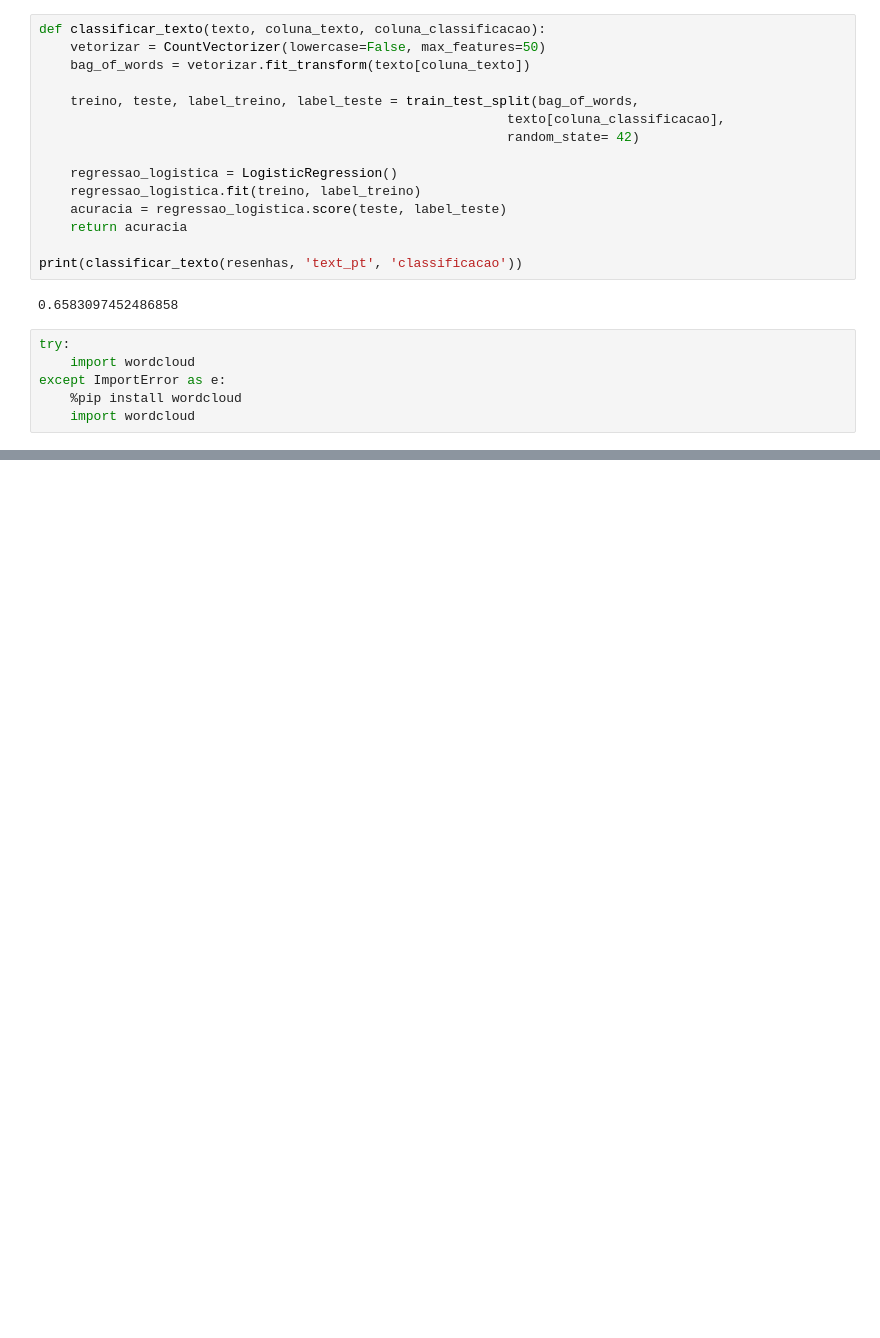
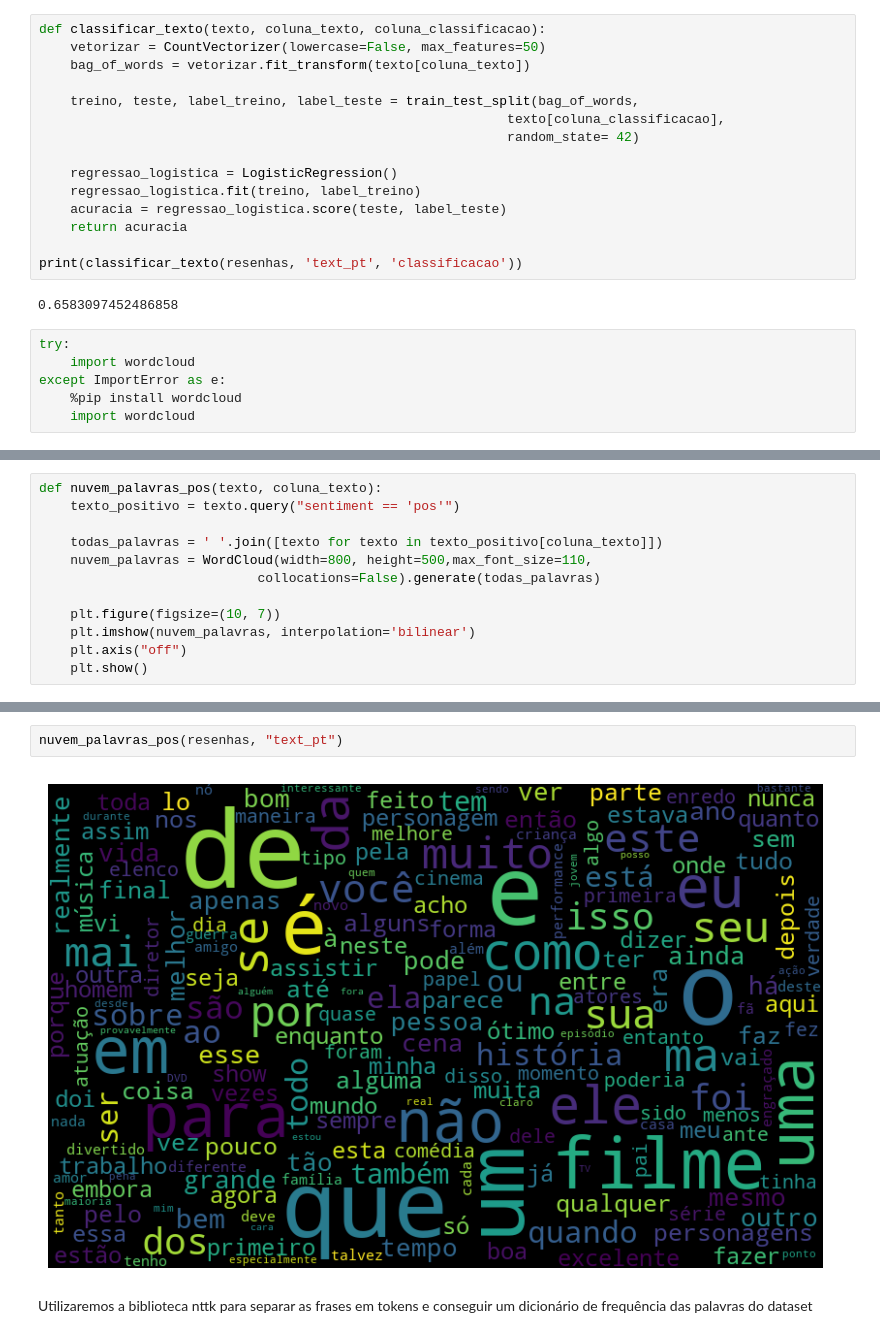
Before and after one commit to manuelamfo/coding-exercises, a Jupyter notebook: treinamento-ml/sentiment_analysis.ipynb, the cells around one changed output, grey strips where cells are left out. Cells and saved outputs as stored; diff of their text form; blank space fills up the shorter version.

```diff
--- a/treinamento-ml/sentiment_analysis.ipynb
+++ b/treinamento-ml/sentiment_analysis.ipynb
@@ -223,0 +247,12 @@ todas_palavras[:3]
+# %%
+def nuvem_palavras_pos(texto, coluna_texto):
+    texto_positivo = texto.query("sentiment == 'pos'")
+
+    todas_palavras = ' '.join([texto for texto in texto_positivo[coluna_texto]])
+    nuvem_palavras = WordCloud(width=800, height=500,max_font_size=110,
+                            collocations=False).generate(todas_palavras)
+
+    plt.figure(figsize=(10, 7))
+    plt.imshow(nuvem_palavras, interpolation='bilinear')
+    plt.axis("off")
+    plt.show()
@@ -223,0 +263,6 @@ todas_palavras[:3]
+# %%
+nuvem_palavras_pos(resenhas, "text_pt")
+# %% [output]
+[figure, added]
+# %% [markdown]
+Utilizaremos a biblioteca nttk para separar as frases em tokens e conseguir um dicionário de frequência das palavras do dataset
```
Also changed, not shown: parts of 11 cells of this notebook.
